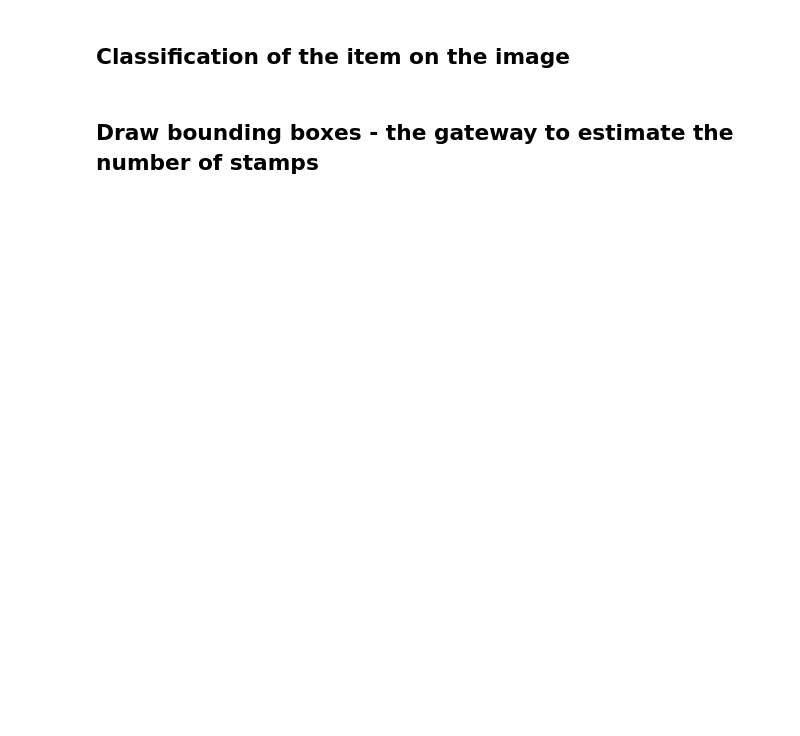
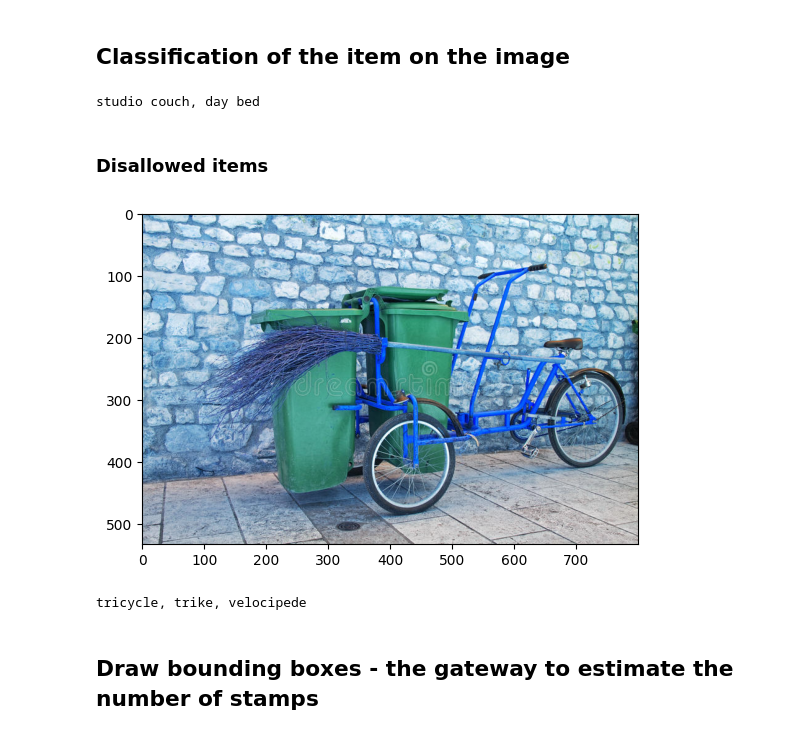
Before and after one commit to AleksanderWWW/Galak-Pizza-Forever, a Jupyter notebook: notebooks/Pipeline_demo.ipynb, the cells around one changed output. Cells and saved outputs as stored; diff of their text form; code cells hidden in the pictures; blank space fills up the shorter version.

```diff
--- a/notebooks/Pipeline_demo.ipynb
+++ b/notebooks/Pipeline_demo.ipynb
@@ -43,7 +53,25 @@ def get_prediction(image: np.ndarray) -> str:
     predicted_label = logits.argmax(-1).item()
     return model.config.id2label[predicted_label]
 # %%
-pred_class = get_prediction(couch_image)
+pred_class = get_prediction(item_image)
+print(pred_class)
+# %% [output]
+studio couch, day bed
+# %% [markdown]
+### Disallowed items
+# %%
+"""Some items cannot be treated as bulk garbage. The example if this is a bicycle.
+Let's suppose we received a photo of just that."""
+
+bike_image = read_image("bike.jpg")
+display_image(bike_image)
+# %% [output]
+[figure, added]
+# %%
+dissallowed_class = get_prediction(bike_image)
+print(dissallowed_class)  # we can capture it and inform the user that this will not be accepted
+# %% [output]
+tricycle, trike, velocipede
 # %% [markdown]
 ## Draw bounding boxes - the gateway to estimate the number of stamps
 # %%
```
Also changed, not shown: parts of 7 cells of this notebook, 2 other files.
